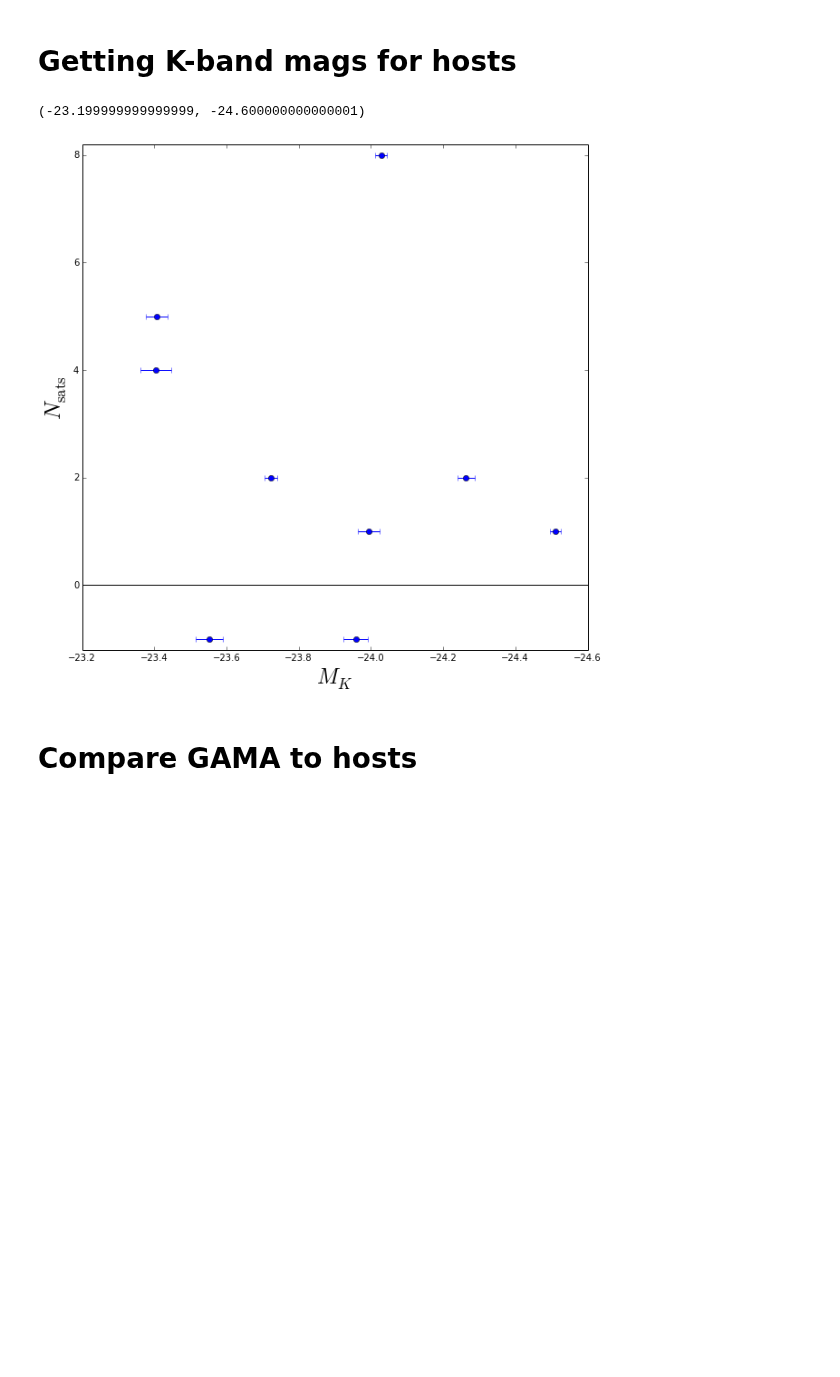
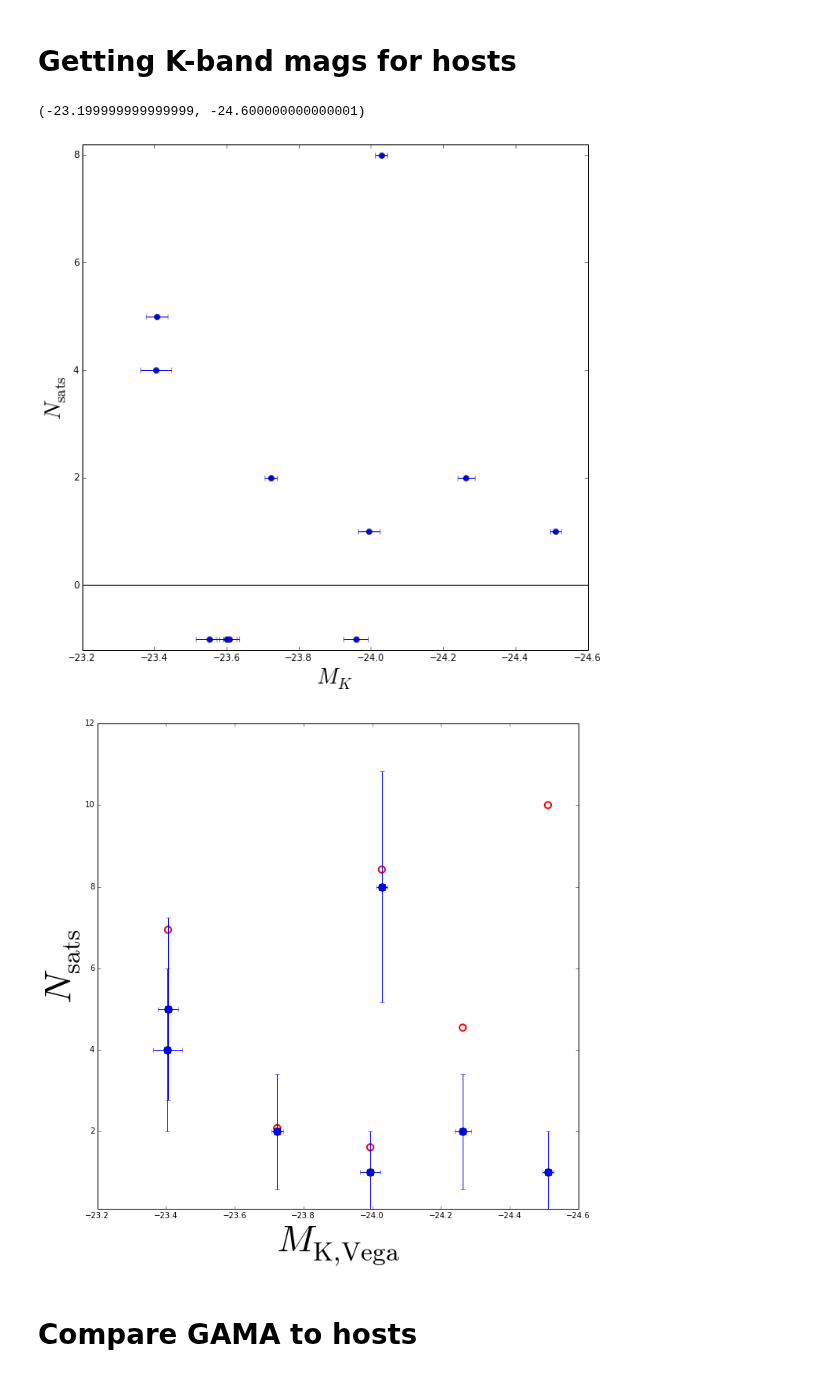
Before and after one commit to sagasurvey/erik, a Jupyter notebook: ipython_notebooks/Miscellaneous.ipynb, the cells around one changed output. Cells and saved outputs as stored; diff of their text form; code cells hidden in the pictures; blank space fills up the shorter version.

```diff
--- a/ipython_notebooks/Miscellaneous.ipynb
+++ b/ipython_notebooks/Miscellaneous.ipynb
@@ -223,8 +225,23 @@ nsatsdct = {'Odyssey':8,
  'Hamlet':2,
  'Aeneid':1,
  'AnaK':5,
- 'Ulysses':-1}
+ 'Ulysses':-1,
+ 'Sopranos':-1,
+ 'Dune':-1}
 nsats = np.array([nsatsdct[nm] for nm in hostnames])
+# %%
+compldct = {'Odyssey':.95,
+ 'Iliad':-1,
+ 'Alice':.1,
+ 'Beowulf':.3,
+ 'Gilgamesh':.96,
+ 'Hamlet':.44,
+ 'Aeneid':.62,
+ 'AnaK':.72,
+ 'Ulysses':-1,
+ 'Sopranos':-1,
+ 'Dune':-1}
+compls = np.array([compldct[nm] for nm in hostnames])
 # %%
 plt.figure(figsize=(10,10))
 plt.errorbar(hostks, nsats, None, hostk_errs,fmt='o')
@@ -236,7 +253,23 @@ plt.ylabel('$N_{\\rm sats}$',fontsize=24)
 plt.xlim(*plt.xlim()[::-1])
 # %% [output]
 (-23.199999999999999, -24.600000000000001)
-[figure, old version]
+[figure, new version]
+# %%
+plt.figure(figsize=(10,10))
+msk = nsats>-1
+plt.errorbar(hostks[msk], nsats[msk], nsats[msk]**0.5, hostk_errs[msk],fmt='o', ms=10)
+plt.scatter(hostks[msk], nsats[msk]/compls[msk], facecolor='none',edgecolor='r',lw=2,s=70)
+#plt.errorbar(hostks[msk], nsats[msk]/compls[msk], None, hostk_errs[msk],fmt='o')
+plt.xlim(-24.6,-23.2)
+plt.ylim(.1,12)
+#plt.axhline(0,color='k')
+plt.xlabel('$M_{\\rm K,Vega}$',fontsize=48)
+plt.ylabel('$N_{\\rm sats}$',fontsize=48)
+plt.xlim(*plt.xlim()[::-1])
+plt.tight_layout()
+plt.savefig('/Users/erik/Desktop/SAGAnums.pdf')
+# %% [output]
+[figure, added]
 # %% [markdown]
 # Compare GAMA to hosts
 # %%
```
Also changed, not shown: parts of 1 cell of this notebook, 1 other file.
